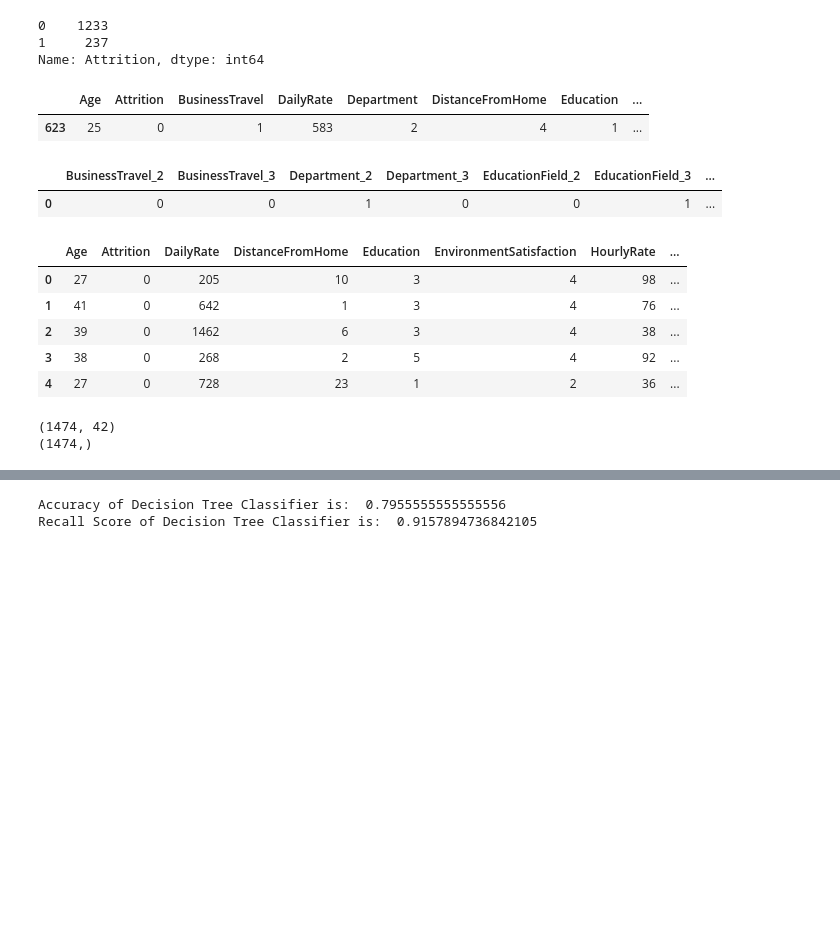
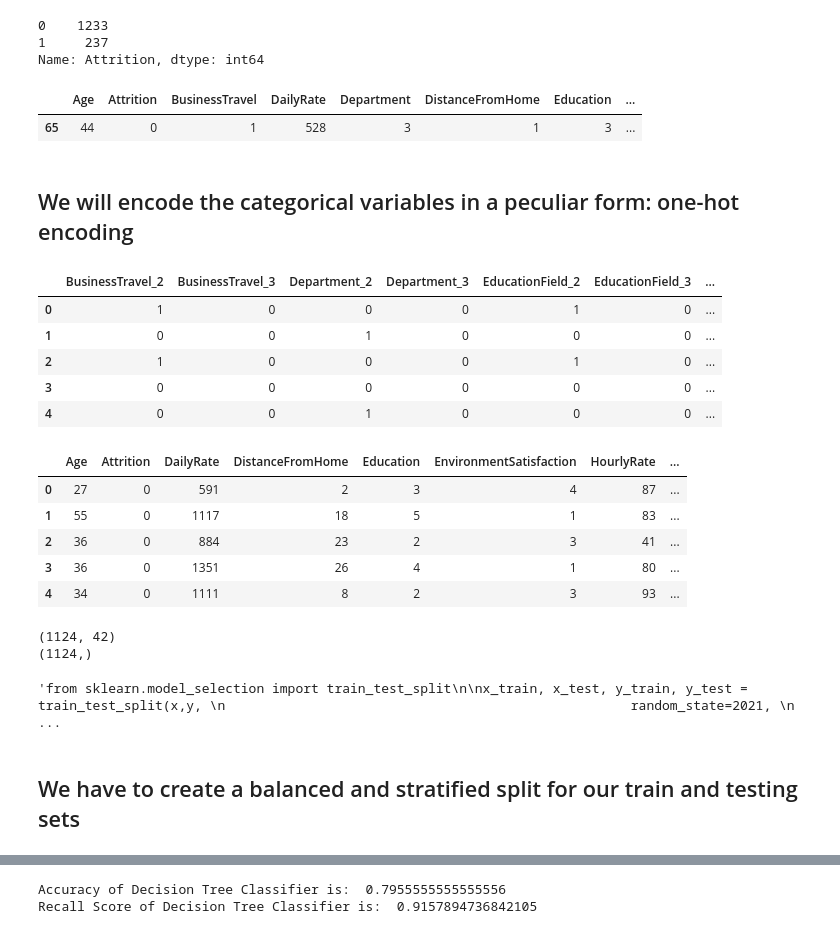
Before and after one commit to qSergio/Intro2ML, a Jupyter notebook: Session4/NNandDeepLearning.ipynb, the cells around one changed output, grey strips where cells are left out. Cells and saved outputs as stored; diff of their text form; code cells hidden in the pictures; blank space fills up the shorter version.

```diff
--- a/Session4/NNandDeepLearning.ipynb
+++ b/Session4/NNandDeepLearning.ipynb
@@ -247,7 +247,7 @@ hrdata.Attrition.value_counts()
 1     237
 Name: Attrition, dtype: int64
 # %%
-df3=  hrdata[hrdata.Attrition==0].sample(1000).reset_index(drop=True)
+df3=  hrdata[hrdata.Attrition==0].sample(650).reset_index(drop=True)
 df4=  hrdata[hrdata.Attrition == 1]
 hrdata_train = pd.concat([df3 , df4 , df4] , axis=0).reset_index(drop=True)
 # %%
@@ -255,30 +255,36 @@ hrdata_train = pd.concat([df3 , df4 , df4] , axis=0).reset_index(drop=True)
 hrdata_train.sample()
 # %% [output]
 |  | Age | Attrition | BusinessTravel | DailyRate | Department | DistanceFromHome | Education | ... |
-| 623 | 25 | 0 | 1 | 583 | 2 | 4 | 1 | ... |
+| 65 | 44 | 0 | 1 | 528 | 3 | 1 | 3 | ... |
 # %%
 from sklearn.preprocessing import OneHotEncoder
 enc = OneHotEncoder(handle_unknown='ignore')
+# %% [markdown]
+## We will encode the categorical variables in a peculiar form: one-hot encoding
 # %%
 cat_cols = ['BusinessTravel', 'Department', 'EducationField',
             'Gender','JobRole','MaritalStatus','OverTime']
 # %%
 dummy = pd.get_dummies(hrdata_train[cat_cols], drop_first=True)
 # %%
-dummy.head(1)
+dummy.head()
 # %% [output]
 |  | BusinessTravel_2 | BusinessTravel_3 | Department_2 | Department_3 | EducationField_2 | EducationField_3 | ... |
-| 0 | 0 | 0 | 1 | 0 | 0 | 1 | ... |
+| 0 | 1 | 0 | 0 | 0 | 1 | 0 | ... |
+| 1 | 0 | 0 | 1 | 0 | 0 | 0 | ... |
+| 2 | 1 | 0 | 0 | 0 | 1 | 0 | ... |
+| 3 | 0 | 0 | 0 | 0 | 0 | 0 | ... |
+| 4 | 0 | 0 | 1 | 0 | 0 | 0 | ... |
 # %%
 hrdata_train_dum = pd.concat([hrdata_train, dummy], axis=1).drop(columns=cat_cols, axis=1)
 hrdata_train_dum.head()
 # %% [output]
 |  | Age | Attrition | DailyRate | DistanceFromHome | Education | EnvironmentSatisfaction | HourlyRate | ... |
-| 0 | 27 | 0 | 205 | 10 | 3 | 4 | 98 | ... |
-| 1 | 41 | 0 | 642 | 1 | 3 | 4 | 76 | ... |
-| 2 | 39 | 0 | 1462 | 6 | 3 | 4 | 38 | ... |
-| 3 | 38 | 0 | 268 | 2 | 5 | 4 | 92 | ... |
-| 4 | 27 | 0 | 728 | 23 | 1 | 2 | 36 | ... |
+| 0 | 27 | 0 | 591 | 2 | 3 | 4 | 87 | ... |
+| 1 | 55 | 0 | 1117 | 18 | 5 | 1 | 83 | ... |
+| 2 | 36 | 0 | 884 | 23 | 2 | 3 | 41 | ... |
+| 3 | 36 | 0 | 1351 | 26 | 4 | 1 | 80 | ... |
+| 4 | 34 | 0 | 1111 | 8 | 2 | 3 | 93 | ... |
 # %%
 x = hrdata_train_dum.drop('Attrition',1) ### Drop before having the target variable
 y = hrdata_train_dum['Attrition']
@@ -286,12 +292,16 @@ y = hrdata_train_dum['Attrition']
 print(x.shape)
 print(y.shape)
 # %% [output]
-(1474, 42)
-(1474,)
+(1124, 42)
+(1124,)
 # %%
-from sklearn.model_selection import train_test_split
+'''from sklearn.model_selection import train_test_split
 
 x_train, x_test, y_train, y_test = train_test_split(x,y,
                                                     random_state=2021,
                                                     test_size=0.2,
-                                                    stratify =y)
+                                                    stratify =y)'''
+# %% [output]
+'from sklearn.model_selection import train_test_split\n\nx_train, x_test, y_train, y_test = train_test_split(x,y, \n                                                    random_state=2021, \n            ...
+# %% [markdown]
+## We have to create a balanced and stratified split for our train and testing sets
```
Also changed, not shown: parts of 12 cells of this notebook.
